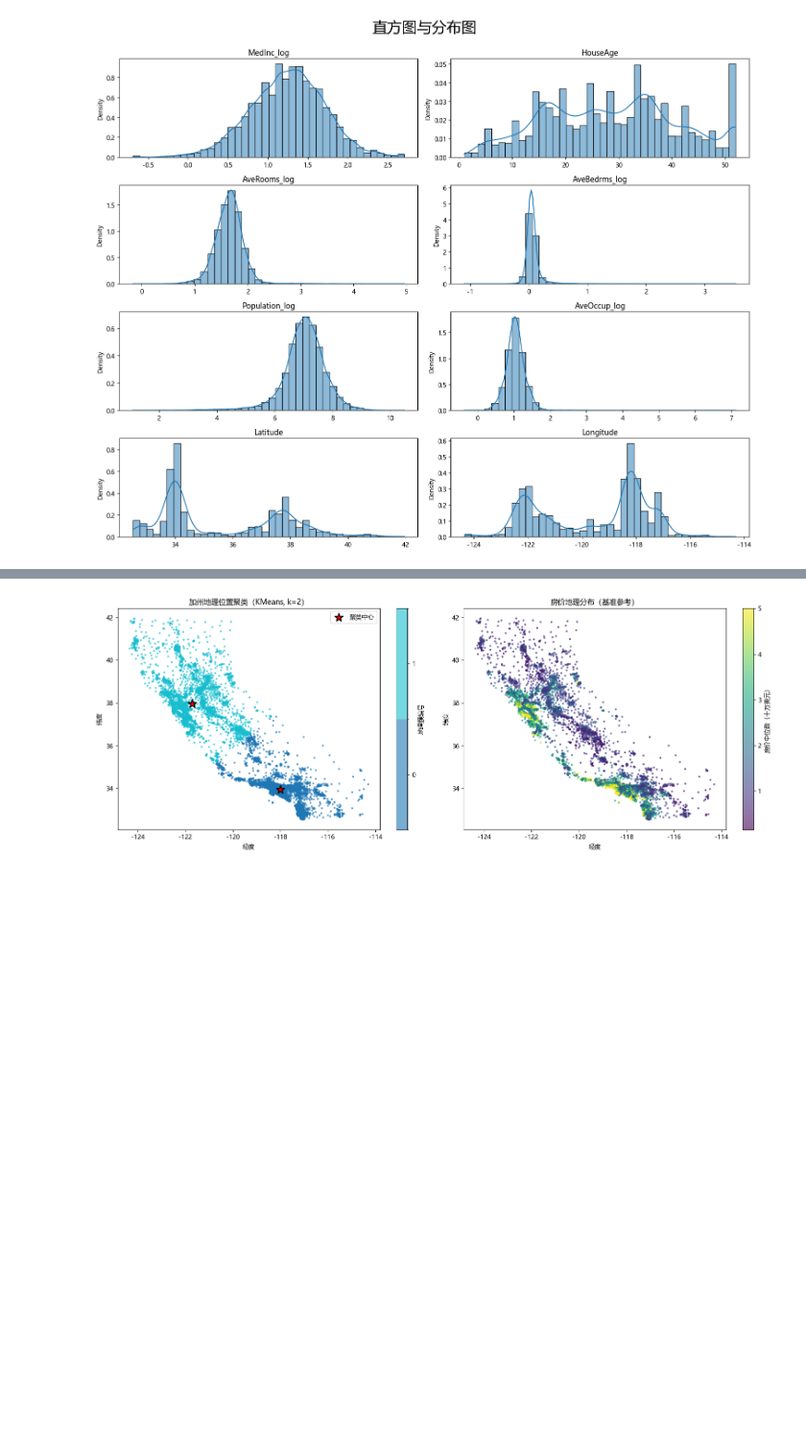
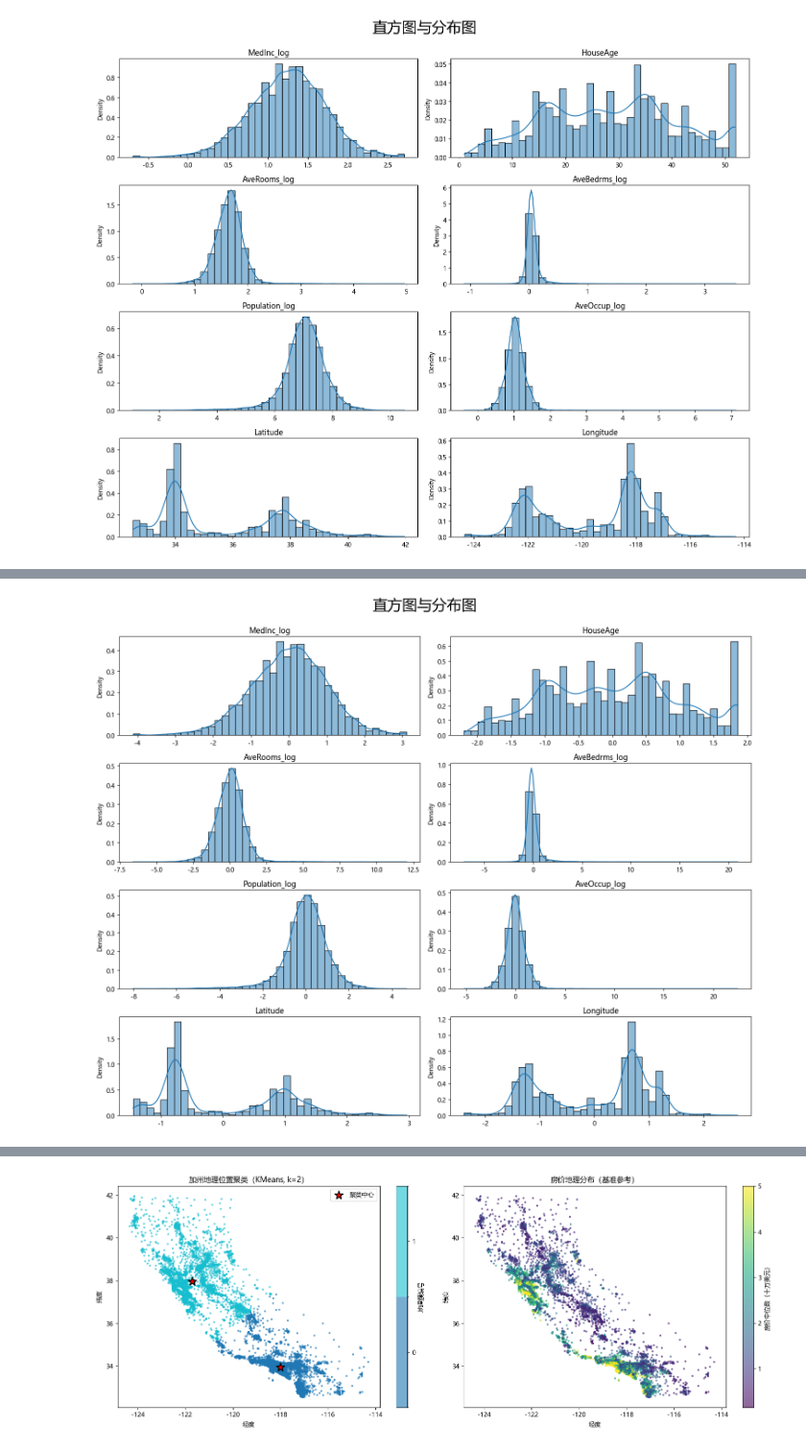
Before and after one commit to chayitian/analyze_california_housing, a Jupyter notebook: analyze/0Analyze_v1.ipynb, the cells around one changed output, grey strips where cells are left out. Shown at 96% size. Saved outputs shown, nothing was run; the diff lists cells and outputs as text; code cells hidden in the pictures; blank space fills up the shorter version.

```diff
--- a/analyze/0Analyze_v1.ipynb
+++ b/analyze/0Analyze_v1.ipynb
@@ -92,0 +129,12 @@ X_process_standard = pd.DataFrame(data=X_process_standard, index=X_process.index
+# %%
+fig, axes = plt.subplots(nrows=4, ncols=2, figsize=(15,12))
+axes = axes.flatten()
+for idx, col in enumerate(X_process_standard.columns):
+    sns.histplot(data=X_process_standard, x=col, kde=True, bins=40, ax=axes[idx], stat="density")
+    axes[idx].set_title(col)
+    axes[idx].set_xlabel('')
+plt.suptitle(t="直方图与分布图", y=1, fontsize=24)
+plt.tight_layout()
+plt.show()
+# %% [output]
+[figure, added]
```
Also changed, not shown: parts of 24 cells of this notebook, 2 other files.
